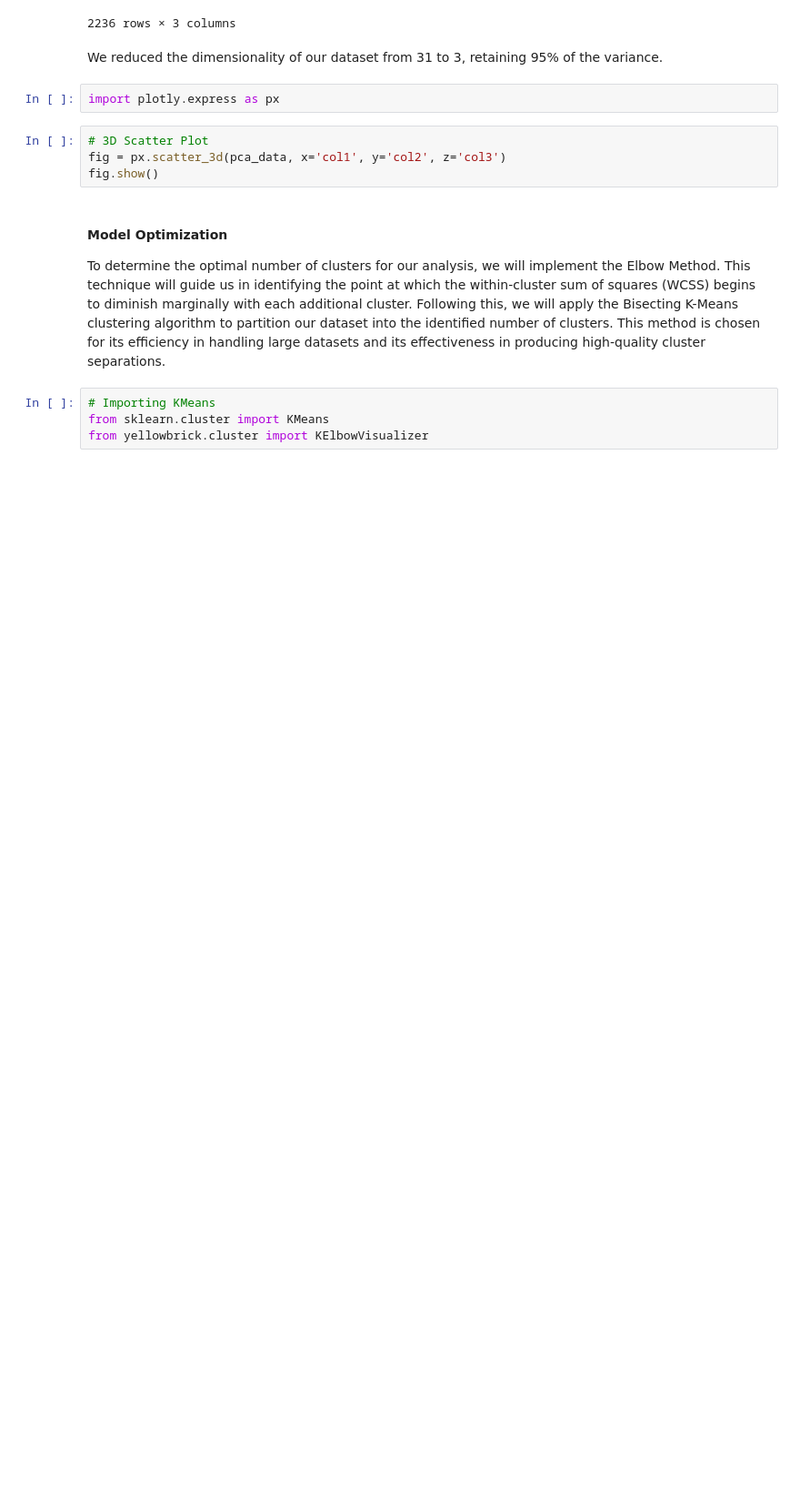
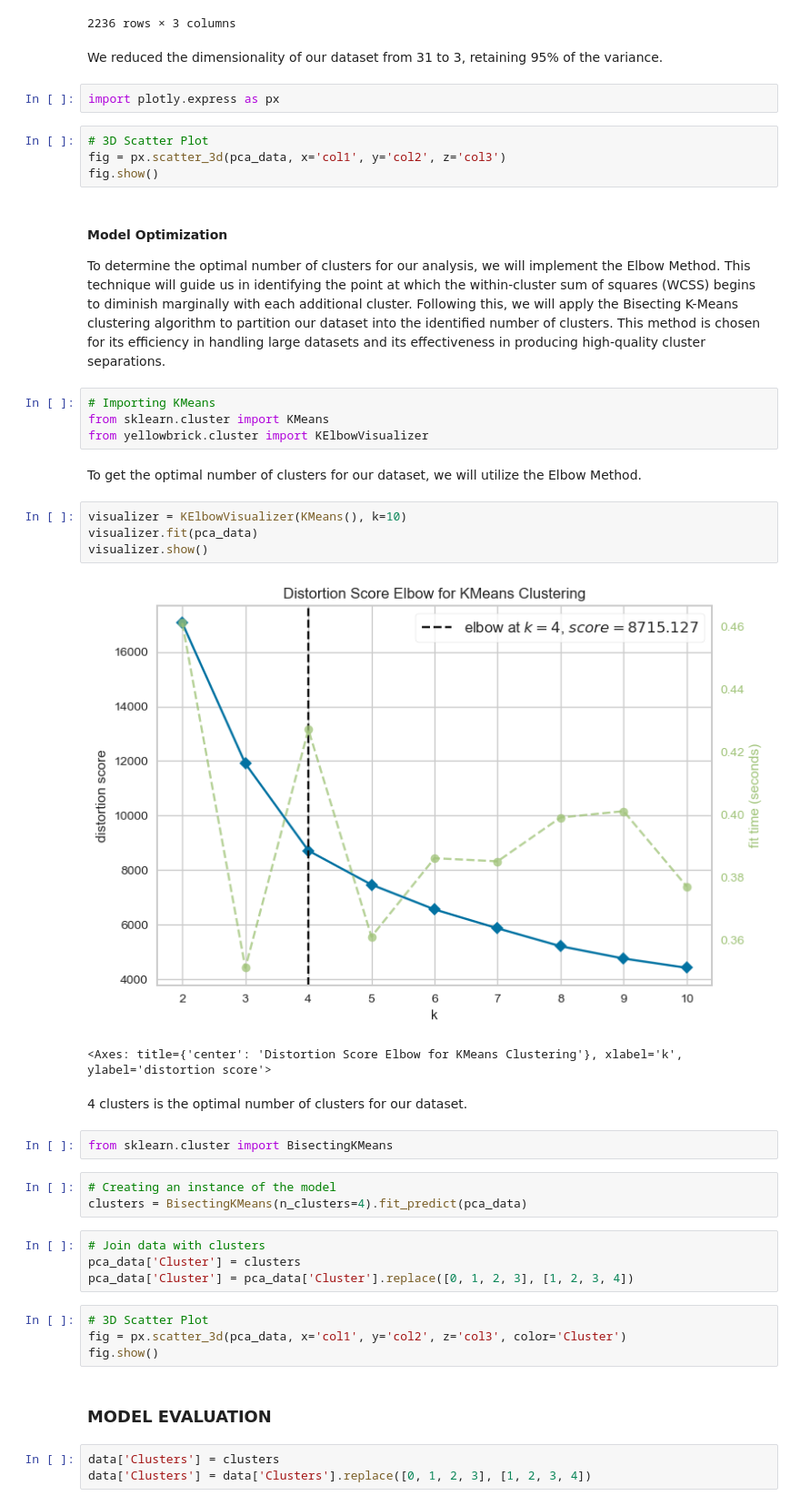
Before and after one commit to TheMimikyu/Customer-Behaviour-Analysis, a Jupyter notebook: CUSTOMER-SEGMENTATION.ipynb, the cells around one changed output. Shown at 91% size. Saved outputs shown, nothing was run; the diff lists cells and outputs as text; blank space fills up the shorter version.

```diff
--- a/CUSTOMER-SEGMENTATION.ipynb
+++ b/CUSTOMER-SEGMENTATION.ipynb
@@ -649,3 +649,32 @@ To determine the optimal number of clusters for our analysis, we will implement
 # Importing KMeans
 from sklearn.cluster import KMeans
 from yellowbrick.cluster import KElbowVisualizer
+# %% [markdown]
+To get the optimal number of clusters for our dataset, we will utilize the Elbow Method.
+# %%
+visualizer = KElbowVisualizer(KMeans(), k=10)
+visualizer.fit(pca_data)
+visualizer.show()
+# %% [output]
+[figure, added]
+<Axes: title={'center': 'Distortion Score Elbow for KMeans Clustering'}, xlabel='k', ylabel='distortion score'>
+# %% [markdown]
+4 clusters is the optimal number of clusters for our dataset.
+# %%
+from sklearn.cluster import BisectingKMeans
+# %%
+# Creating an instance of the model
+clusters = BisectingKMeans(n_clusters=4).fit_predict(pca_data)
+# %%
+# Join data with clusters
+pca_data['Cluster'] = clusters
+pca_data['Cluster'] = pca_data['Cluster'].replace([0, 1, 2, 3], [1, 2, 3, 4])
+# %%
+# 3D Scatter Plot
+fig = px.scatter_3d(pca_data, x='col1', y='col2', z='col3', color='Cluster')
+fig.show()
+# %% [markdown]
+### MODEL EVALUATION
+# %%
+data['Clusters'] = clusters
+data['Clusters'] = data['Clusters'].replace([0, 1, 2, 3], [1, 2, 3, 4])
```
Also changed, not shown: parts of 10 cells of this notebook.
